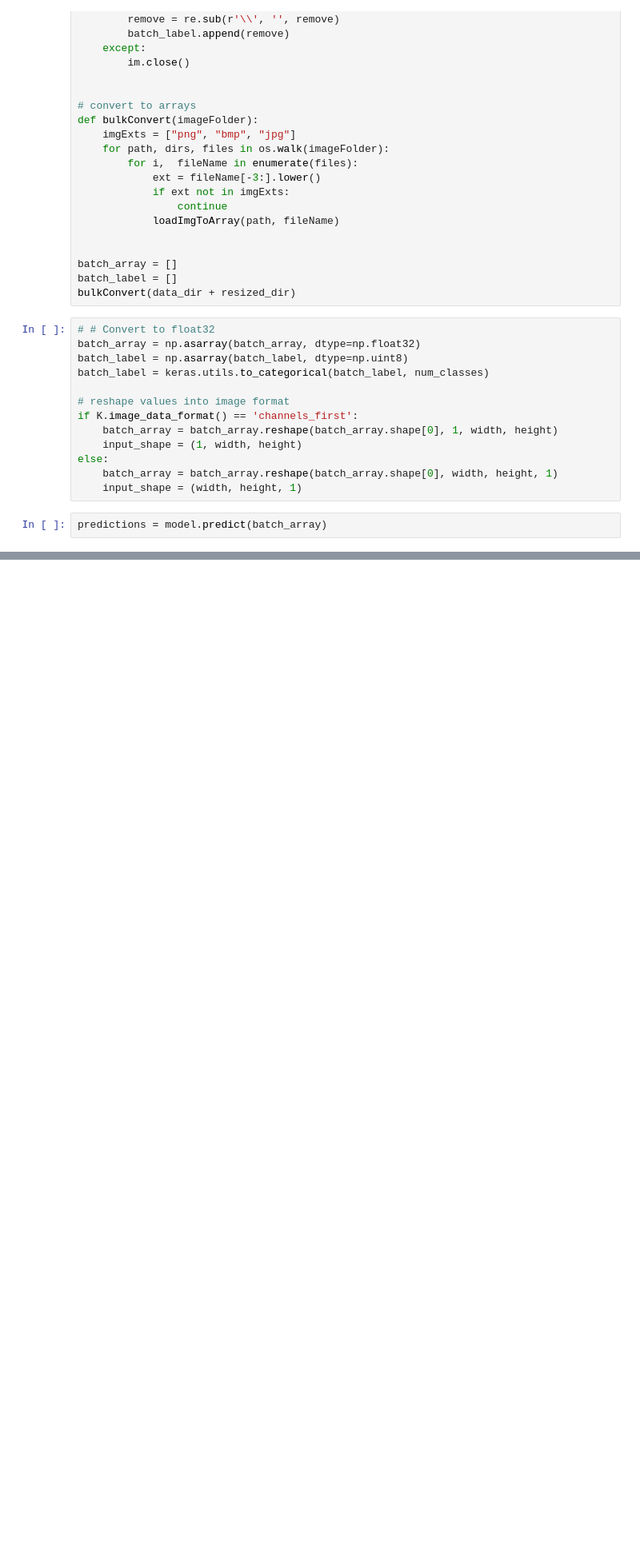
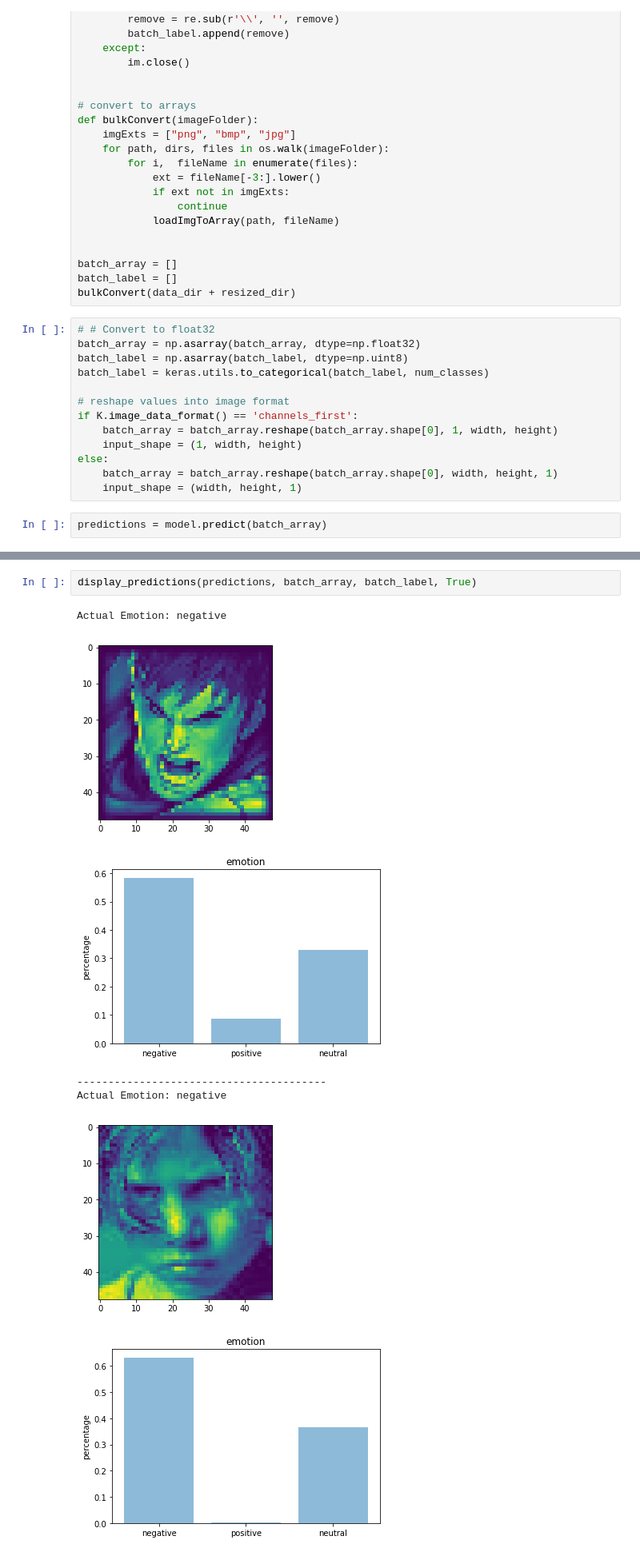
Before and after one commit to brianjinkim/Projects, a Jupyter notebook: Facial Emotion Recognition/Facial Emotion Classification.ipynb, the cells around one changed output, grey strips where cells are left out. Shown at 80% size. Drawn from its saved outputs; the diff is of its cells as text; blank space fills up the shorter version.

```diff
--- a/Facial Emotion Recognition/Facial Emotion Classification.ipynb
+++ b/Facial Emotion Recognition/Facial Emotion Classification.ipynb
@@ -825,0 +825,10 @@ Actual Emotion: negative
+# %%
+display_predictions(predictions, batch_array, batch_label, True)
+# %% [output]
+Actual Emotion: negative
+[figure, added]
+[figure, added]
+----------------------------------------
+Actual Emotion: negative
+[figure, added]
+[figure, added]
```
Also changed, not shown: parts of 41 cells of this notebook.
